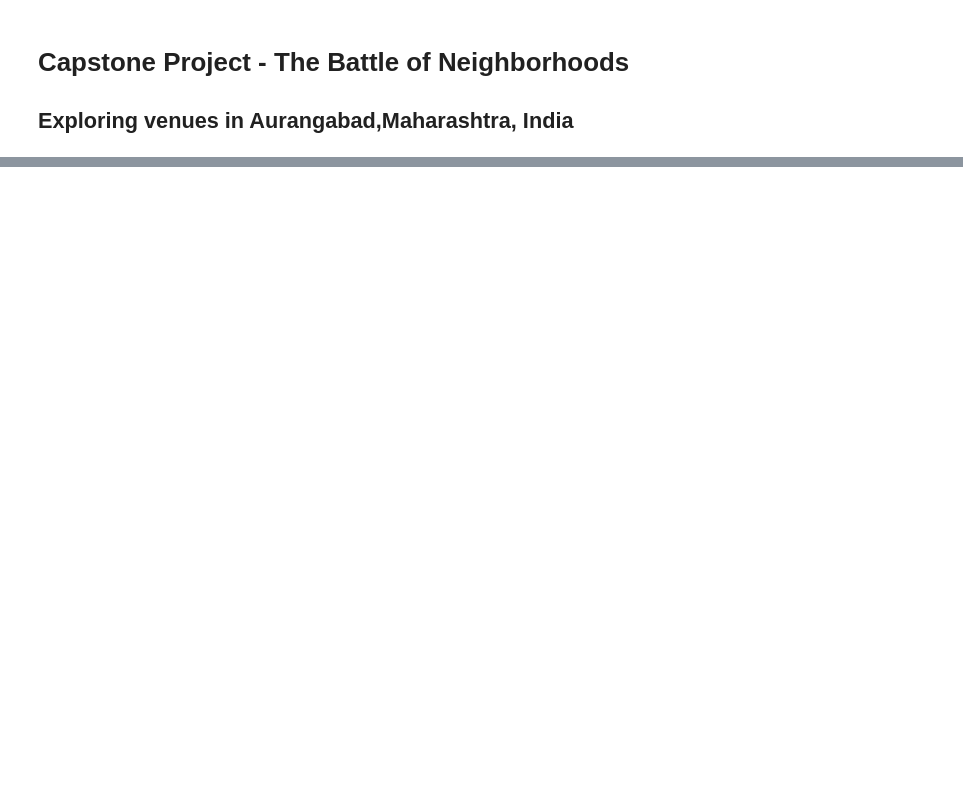
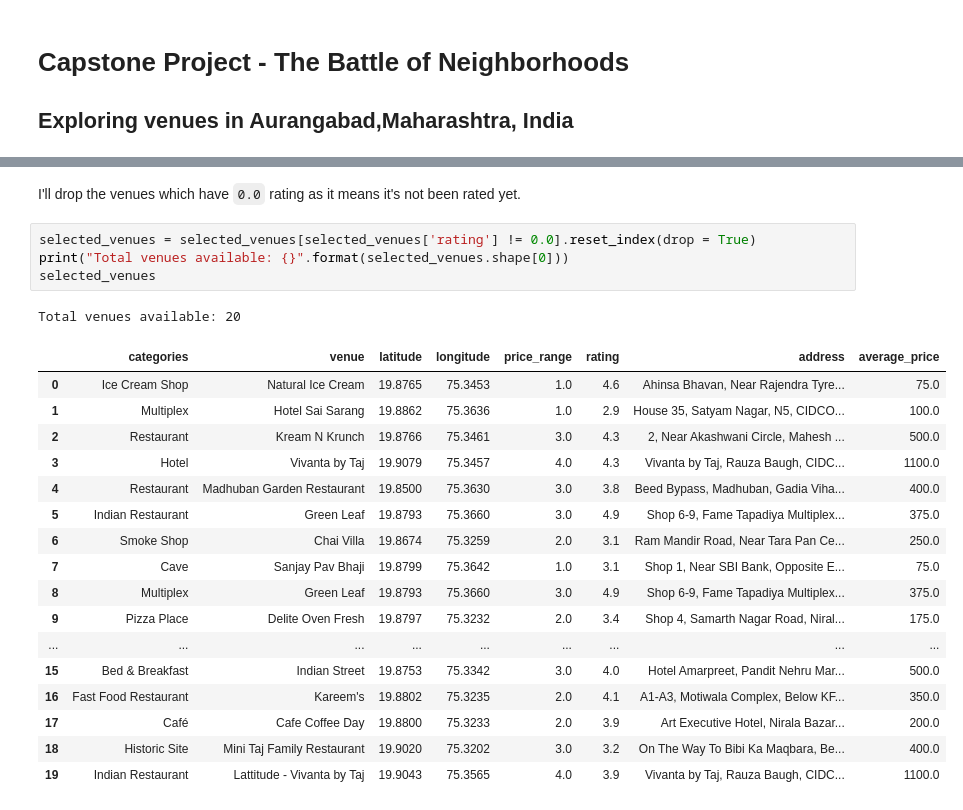
Before and after one commit to suresh-ushalwar/github-example, a Jupyter notebook: Exploring venues in Aurangabad.ipynb, the cells around one changed output, grey strips where cells are left out. Cells and saved outputs as stored; diff of their text form; blank space fills up the shorter version.

```diff
--- a/Exploring venues in Aurangabad.ipynb
+++ b/Exploring venues in Aurangabad.ipynb
@@ -15,0 +306,25 @@ Here, we'll **identify places that are fit for various individuals** based on th
+# %% [markdown]
+I'll drop the venues which have `0.0` rating as it means it's not been rated yet.
+# %%
+selected_venues = selected_venues[selected_venues['rating'] != 0.0].reset_index(drop = True)
+print("Total venues available: {}".format(selected_venues.shape[0]))
+selected_venues
+# %% [output]
+Total venues available: 20
+|  | categories | venue | latitude | longitude | price_range | rating | address | average_price |
+| 0 | Ice Cream Shop | Natural Ice Cream | 19.8765 | 75.3453 | 1.0 | 4.6 | Ahinsa Bhavan, Near Rajendra Tyre... | 75.0 |
+| 1 | Multiplex | Hotel Sai Sarang | 19.8862 | 75.3636 | 1.0 | 2.9 | House 35, Satyam Nagar, N5, CIDCO... | 100.0 |
+| 2 | Restaurant | Kream N Krunch | 19.8766 | 75.3461 | 3.0 | 4.3 | 2, Near Akashwani Circle, Mahesh ... | 500.0 |
+| 3 | Hotel | Vivanta by Taj | 19.9079 | 75.3457 | 4.0 | 4.3 | Vivanta by Taj, Rauza Baugh, CIDC... | 1100.0 |
+| 4 | Restaurant | Madhuban Garden Restaurant | 19.8500 | 75.3630 | 3.0 | 3.8 | Beed Bypass, Madhuban, Gadia Viha... | 400.0 |
+| 5 | Indian Restaurant | Green Leaf | 19.8793 | 75.3660 | 3.0 | 4.9 | Shop 6-9, Fame Tapadiya Multiplex... | 375.0 |
+| 6 | Smoke Shop | Chai Villa | 19.8674 | 75.3259 | 2.0 | 3.1 | Ram Mandir Road, Near Tara Pan Ce... | 250.0 |
+| 7 | Cave | Sanjay Pav Bhaji | 19.8799 | 75.3642 | 1.0 | 3.1 | Shop 1, Near SBI Bank, Opposite E... | 75.0 |
+| 8 | Multiplex | Green Leaf | 19.8793 | 75.3660 | 3.0 | 4.9 | Shop 6-9, Fame Tapadiya Multiplex... | 375.0 |
+| 9 | Pizza Place | Delite Oven Fresh | 19.8797 | 75.3232 | 2.0 | 3.4 | Shop 4, Samarth Nagar Road, Niral... | 175.0 |
+| ... | ... | ... | ... | ... | ... | ... | ... | ... |
+| 15 | Bed & Breakfast | Indian Street | 19.8753 | 75.3342 | 3.0 | 4.0 | Hotel Amarpreet, Pandit Nehru Mar... | 500.0 |
+| 16 | Fast Food Restaurant | Kareem's | 19.8802 | 75.3235 | 2.0 | 4.1 | A1-A3, Motiwala Complex, Below KF... | 350.0 |
+| 17 | Café | Cafe Coffee Day | 19.8800 | 75.3233 | 2.0 | 3.9 | Art Executive Hotel, Nirala Bazar... | 200.0 |
+| 18 | Historic Site | Mini Taj Family Restaurant | 19.9020 | 75.3202 | 3.0 | 3.2 | On The Way To Bibi Ka Maqbara, Be... | 400.0 |
+| 19 | Indian Restaurant | Lattitude - Vivanta by Taj | 19.9043 | 75.3565 | 4.0 | 3.9 | Vivanta by Taj, Rauza Baugh, CIDC... | 1100.0 |
```
Also changed, not shown: parts of 30 cells of this notebook.
